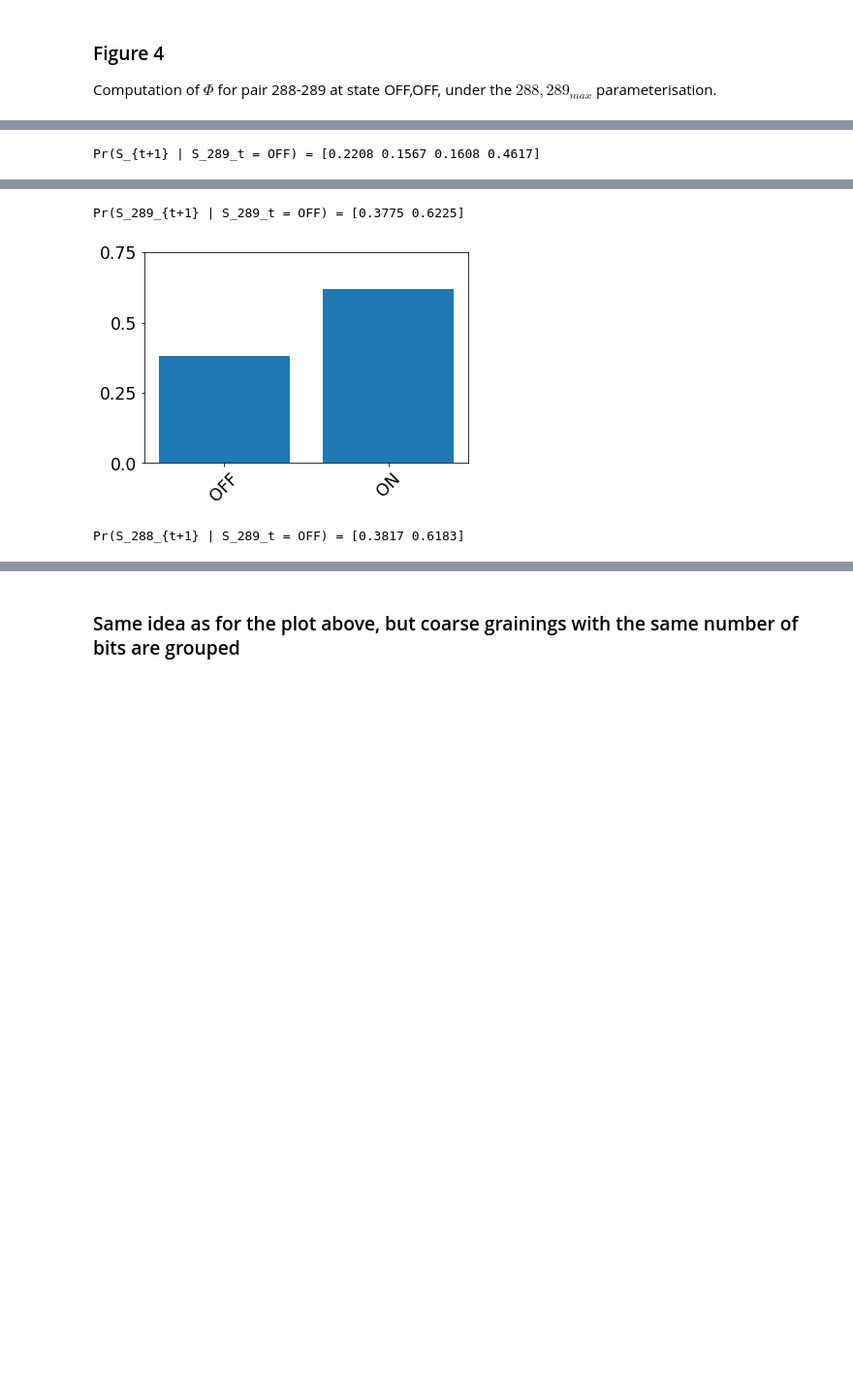
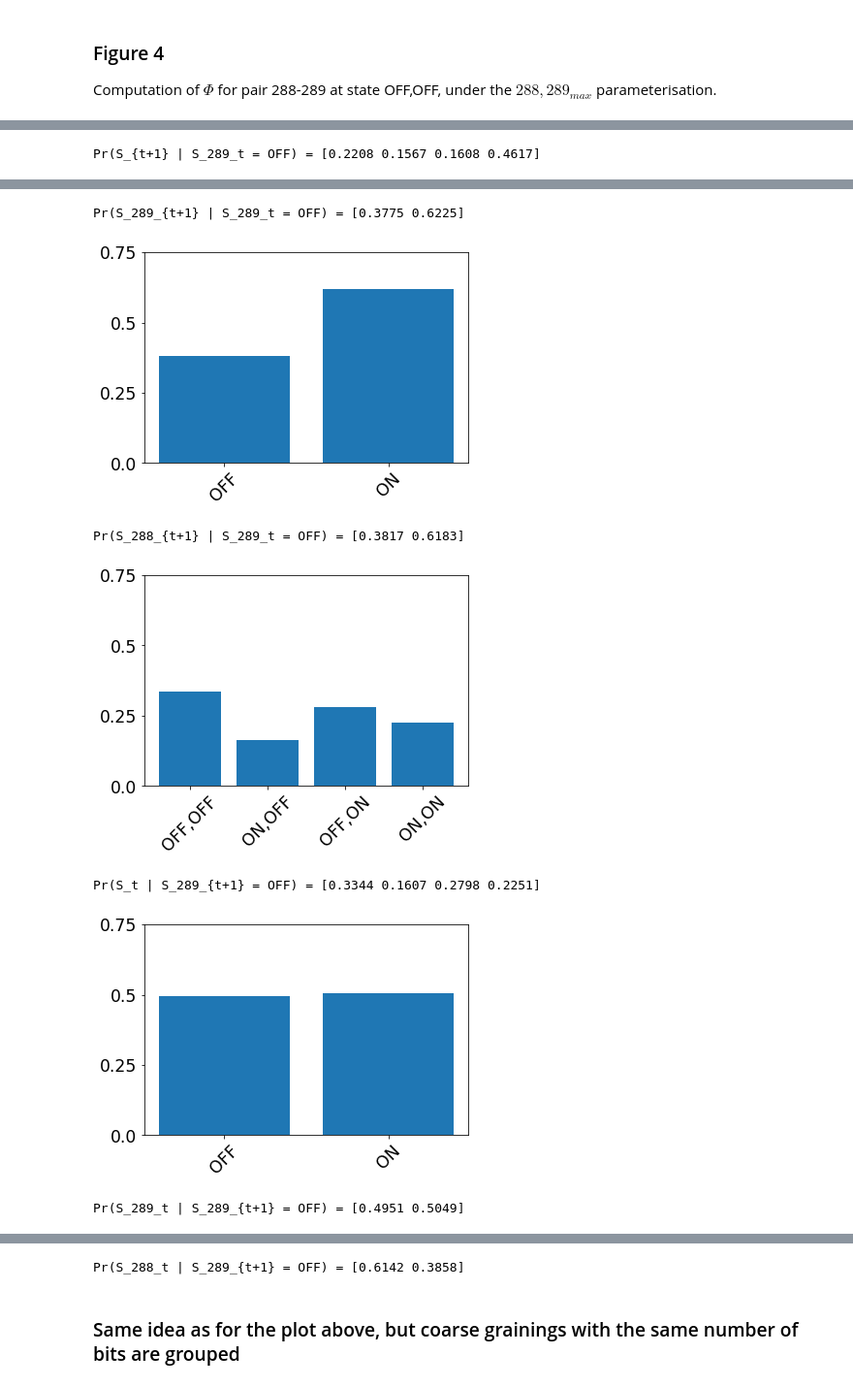
Before and after one commit to isacdaavid/temporal_emergence, a Jupyter notebook: results_walkthrough.ipynb, the cells around one changed output, grey strips where cells are left out. Shown at 97% size. Drawn from its saved outputs; the diff is of its cells as text; code cells hidden in the pictures; blank space fills up the shorter version.

Commit message:
Figure 4: cause repertoire plots

```diff
--- a/results_walkthrough.ipynb
+++ b/results_walkthrough.ipynb
@@ -373,15 +373,17 @@ TPM_max_phi_coarse_grained = CoarseGrainer.coarse_grain_nonbinary_TPM(TPM_max_ph
 print("\ncoarse-grained OR TPM:\n")
 print(TPM_max_phi_coarse_grained)
 
-def plot_repertoire(tpm, title, given_state=[0,1], next_states=[[0],[1],[2],[3]],
-                    xlabs=["OFF,OFF", "ON,OFF", "OFF,ON", "ON,ON"]):
-    # slice conditional distribution depending on S_t (row) state
-    repertoire = np.sum(tpm[given_state, :], axis=0)
+def plot_repertoire(tpm, given_state, other_time_states, xlabs, effect_purview=True, title=""):
+    # slice conditional distribution depending on current mechanism state
+    if effect_purview:
+        repertoire = np.sum(tpm[given_state, :], axis=0)
+    else:
+        repertoire = np.sum(tpm[:, given_state], axis=1)
     repertoire = repertoire / np.sum(repertoire)
 
-    # sum S_{t+1} columns according to partition
+    # aggregate "other-time" elements according to partition
     repertoire2 = []
-    for micros in next_states:
+    for micros in other_time_states:
         repertoire2.append(np.sum(repertoire[micros]))
     repertoire = repertoire2
 
@@ -398,39 +400,67 @@ def plot_repertoire(tpm, title, given_state=[0,1], next_states=[[0],[1],[2],[3]]
     print(title + " = " + str(np.round(repertoire, 4)))
 
 plot_repertoire(tpm=TPM_max_phi_coarse_grained,
+                effect_purview=True,
                 title="Pr(S_{t+1} | S_289_t = OFF)",
                 given_state=[0,1],
-                next_states=[[0],[1],[2],[3]],
+                other_time_states=[[0],[1],[2],[3]],
                 xlabs=["OFF,OFF", "ON,OFF", "OFF,ON", "ON,ON"])
 
 plot_repertoire(tpm=TPM_max_phi_coarse_grained,
+                effect_purview=True,
                 title="Pr(S_289_{t+1} | S_289_t = OFF)",
                 given_state=[0,1],
-                next_states=[[0,1],[2,3]],
+                other_time_states=[[0,1],[2,3]],
                 xlabs=["OFF", "ON"])
 
 plot_repertoire(tpm=TPM_max_phi_coarse_grained,
+                effect_purview=True,
                 title="Pr(S_288_{t+1} | S_289_t = OFF)",
                 given_state=[0,1],
-                next_states=[[0,2],[1,3]],
+                other_time_states=[[0,2],[1,3]],
                 xlabs=["OFF", "ON"])
+
+plot_repertoire(tpm=TPM_max_phi_coarse_grained,
+                effect_purview=False,
+                title="Pr(S_t | S_289_{t+1} = OFF)",
+                given_state=[0,1],
+                other_time_states=[[0],[1],[2],[3]],
+                xlabs=["OFF,OFF", "ON,OFF", "OFF,ON", "ON,ON"])
+
+plot_repertoire(tpm=TPM_max_phi_coarse_grained,
+                effect_purview=False,
+                title="Pr(S_289_t | S_289_{t+1} = OFF)",
+                given_state=[0,1],
+                other_time_states=[[0,1],[2,3]],
+                xlabs=["OFF", "ON"])
+
+plot_repertoire(tpm=TPM_max_phi_coarse_grained,
+                effect_purview=False,
+                title="Pr(S_288_t | S_289_{t+1} = OFF)",
+                given_state=[0,1],
+                other_time_states=[[0,2],[1,3]],
+                xlabs=["OFF", "ON"])
 # %% [output]
 coarse-grained states:
 
  OFF,OFF ON,OFF        OFF,ON         ON,ON
 {0: [0], 1: [1, 2, 3], 2: [4, 8, 12], 3: [5, 9, 13, 6, 10, 14, 7, 11, 15]}
 
 number of coarse-grained states: [2, 2]
 
 coarse-grained OR TPM:
 
 [[0.285      0.225      0.07       0.42      ]
  [0.15666667 0.08833333 0.25166667 0.50333333]
  [0.10666667 0.32       0.04666667 0.52666667]
  [0.145      0.19833333 0.17166667 0.485     ]]
 [figure]
 Pr(S_{t+1} | S_289_t = OFF) = [0.2208 0.1567 0.1608 0.4617]
 [figure]
 Pr(S_289_{t+1} | S_289_t = OFF) = [0.3775 0.6225]
 [figure]
 Pr(S_288_{t+1} | S_289_t = OFF) = [0.3817 0.6183]
+[figure, added]
+Pr(S_t | S_289_{t+1} = OFF) = [0.3344 0.1607 0.2798 0.2251]
+[figure, added]
+Pr(S_289_t | S_289_{t+1} = OFF) = [0.4951 0.5049]
@@ -437,3 +468,4 @@ Pr(S_288_{t+1} | S_289_t = OFF) = [0.3817 0.6183]
+Pr(S_288_t | S_289_{t+1} = OFF) = [0.6142 0.3858]
 # %%
 ## NUMBER OF BITS PER STATE IN EACH COARSE GRAINING
 num_bits_per_state_neuron = [2,2,3,4] # OR, AND, 3-STATE, IDENTITY
```
Also changed, not shown: parts of 1 cell of this notebook.
